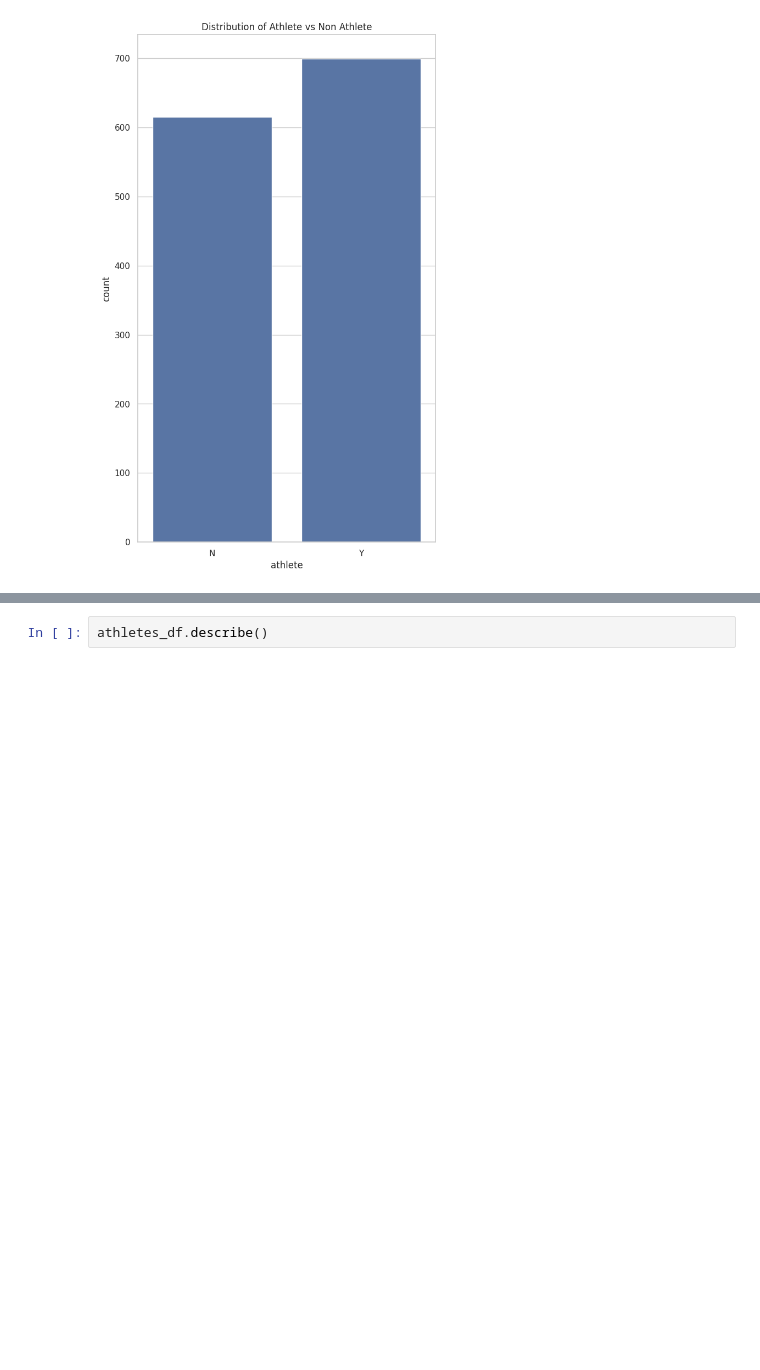
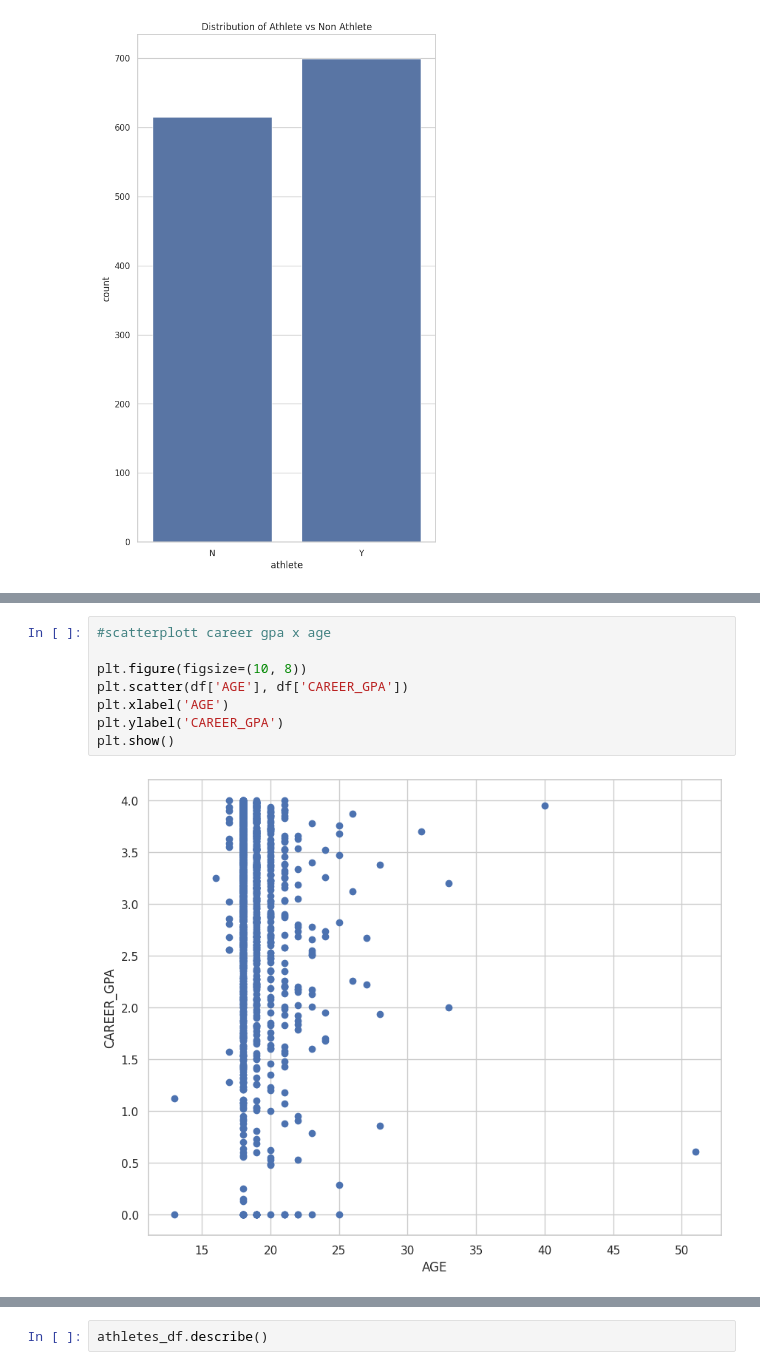
Before and after one commit to ayandahuate/Data-Science-Internship, a Jupyter notebook: EDA_Athletics.ipynb, the cells around one changed output, grey strips where cells are left out. Drawn from its saved outputs; the diff is of its cells as text; blank space fills up the shorter version.

```diff
--- a/EDA_Athletics.ipynb
+++ b/EDA_Athletics.ipynb
@@ -361,0 +378,10 @@ Name: COHORT, dtype: int64
+# %%
+#scatterplott career gpa x age
+
+plt.figure(figsize=(10, 8))
+plt.scatter(df['AGE'], df['CAREER_GPA'])
+plt.xlabel('AGE')
+plt.ylabel('CAREER_GPA')
+plt.show()
+# %% [output]
+[figure, added]
```
Also changed, not shown: parts of 60 cells of this notebook.
